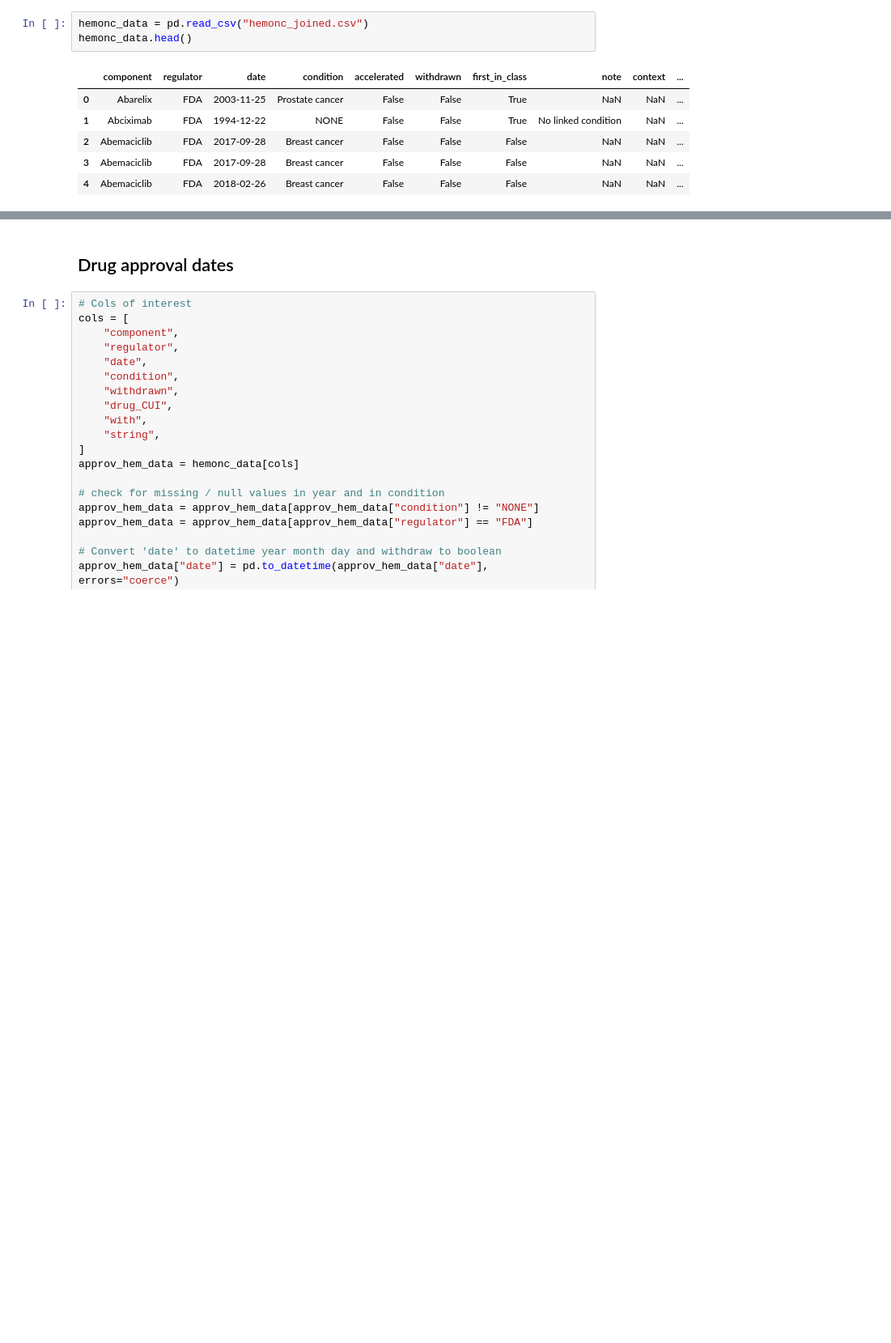
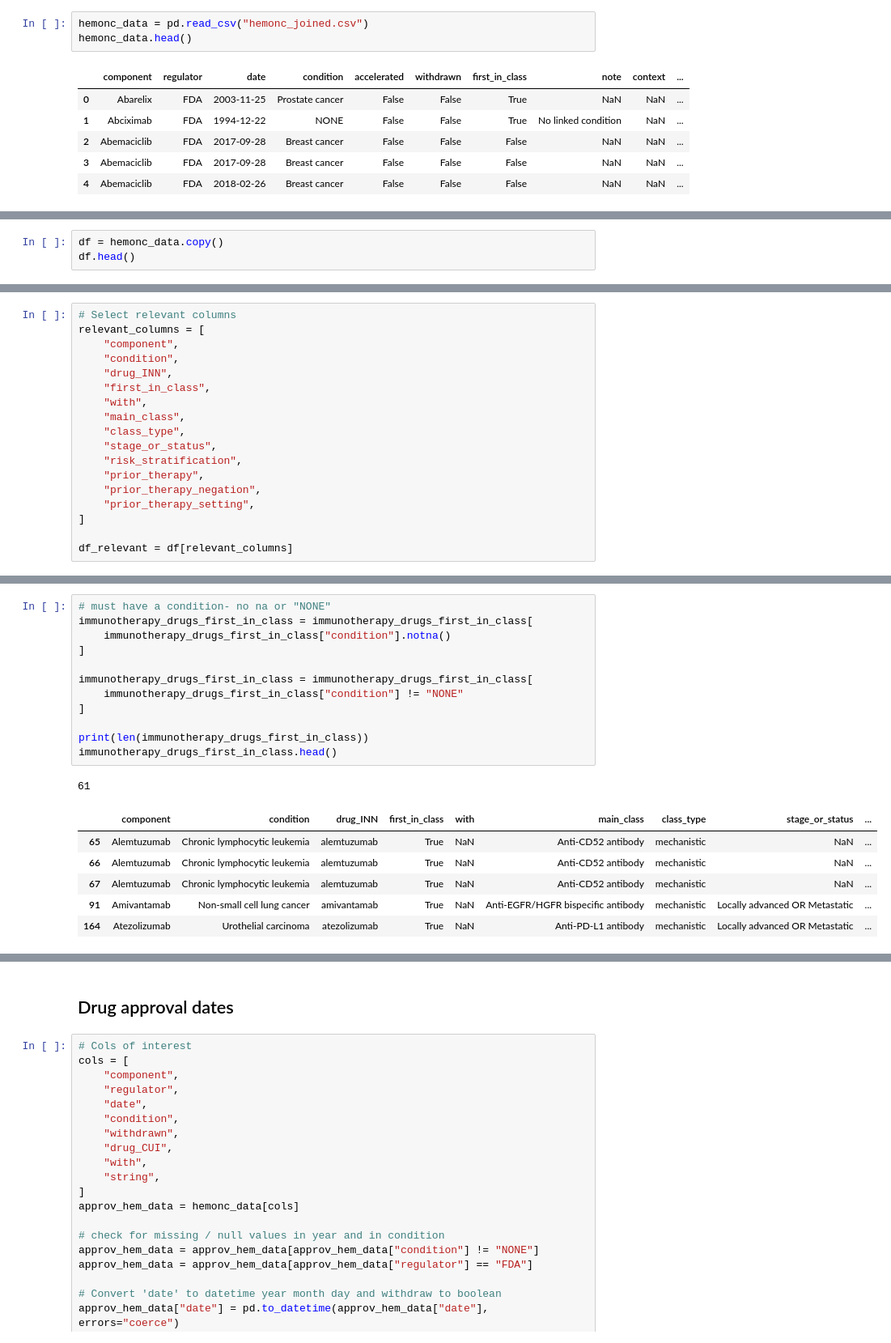
Before and after one commit to BittermanLab/OncoRABBITS, a Jupyter notebook: src/hemonc_processing/hemonc_eda.ipynb, the cells around one changed output, grey strips where cells are left out. Shown at 81% size. Drawn from its saved outputs; the diff is of its cells as text; blank space fills up the shorter version.

```diff
--- a/src/hemonc_processing/hemonc_eda.ipynb
+++ b/src/hemonc_processing/hemonc_eda.ipynb
@@ -17,0 +21,3 @@ hemonc_data.head()
+# %%
+df = hemonc_data.copy()
+df.head()
@@ -17,0 +31,18 @@ hemonc_data.head()
+# %%
+# Select relevant columns
+relevant_columns = [
+    "component",
+    "condition",
+    "drug_INN",
+    "first_in_class",
+    "with",
+    "main_class",
+    "class_type",
+    "stage_or_status",
+    "risk_stratification",
+    "prior_therapy",
+    "prior_therapy_negation",
+    "prior_therapy_setting",
+]
+
+df_relevant = df[relevant_columns]
@@ -17,0 +102,20 @@ hemonc_data.head()
+# %%
+# must have a condition- no na or "NONE"
+immunotherapy_drugs_first_in_class = immunotherapy_drugs_first_in_class[
+    immunotherapy_drugs_first_in_class["condition"].notna()
+]
+
+immunotherapy_drugs_first_in_class = immunotherapy_drugs_first_in_class[
+    immunotherapy_drugs_first_in_class["condition"] != "NONE"
+]
+
+print(len(immunotherapy_drugs_first_in_class))
+immunotherapy_drugs_first_in_class.head()
+# %% [output]
+61
+|  | component | condition | drug_INN | first_in_class | with | main_class | class_type | stage_or_status | ... |
+| 65 | Alemtuzumab | Chronic lymphocytic leukemia | alemtuzumab | True | NaN | Anti-CD52 antibody | mechanistic | NaN | ... |
+| 66 | Alemtuzumab | Chronic lymphocytic leukemia | alemtuzumab | True | NaN | Anti-CD52 antibody | mechanistic | NaN | ... |
+| 67 | Alemtuzumab | Chronic lymphocytic leukemia | alemtuzumab | True | NaN | Anti-CD52 antibody | mechanistic | NaN | ... |
+| 91 | Amivantamab | Non-small cell lung cancer | amivantamab | True | NaN | Anti-EGFR/HGFR bispecific antibody | mechanistic | Locally advanced OR Metastatic | ... |
+| 164 | Atezolizumab | Urothelial carcinoma | atezolizumab | True | NaN | Anti-PD-L1 antibody | mechanistic | Locally advanced OR Metastatic | ... |
```
Also changed, not shown: parts of 7 cells of this notebook, 16 other files.
